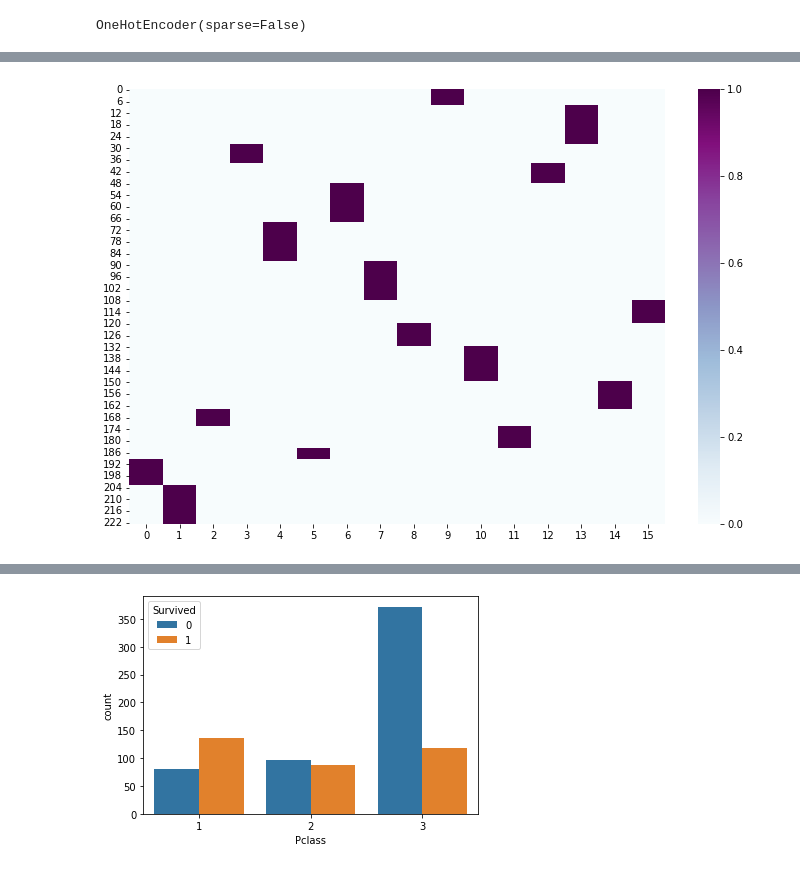
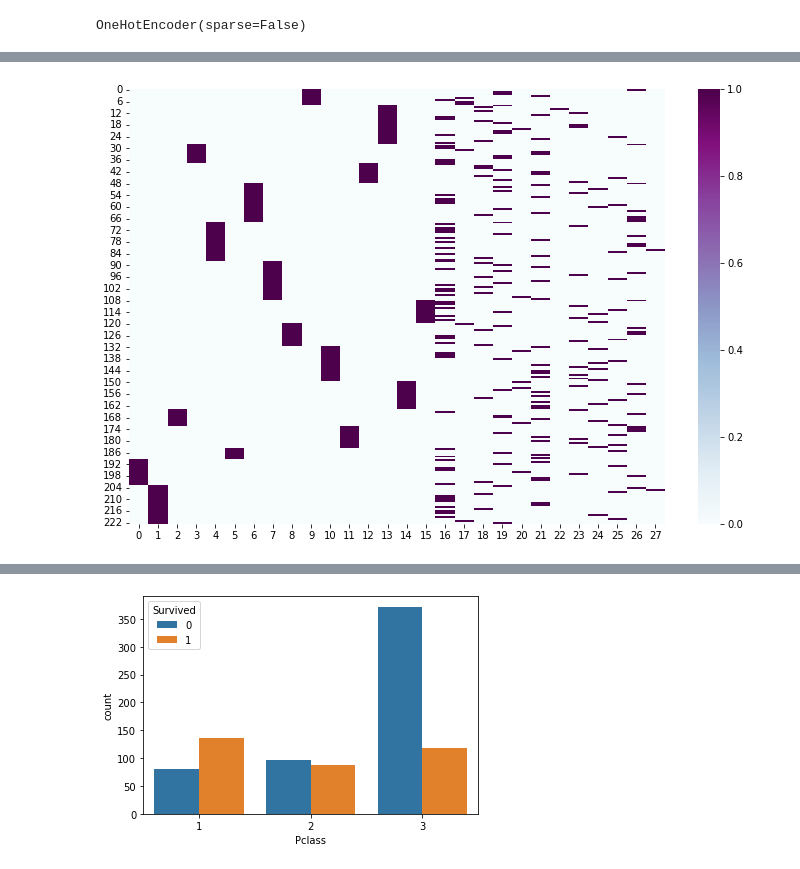
Before and after one commit to IMDxD/MLIsuct, a Jupyter notebook: fall2021/lecture8/MetricEncodingScaling.ipynb, the cells around one changed output, grey strips where cells are left out. Saved outputs shown, nothing was run; the diff lists cells and outputs as text; code cells hidden in the pictures.

```diff
--- a/fall2021/lecture8/MetricEncodingScaling.ipynb
+++ b/fall2021/lecture8/MetricEncodingScaling.ipynb
@@ -159,5 +167,5 @@ encoder = OneHotEncoder(sparse=False)
 # %%
-encoder.fit(df['album_name'].values.reshape(-1, 1))
+encoder.fit(df[['album_name', 'key']])
 # %% [output]
 OneHotEncoder(sparse=False)
 # %%
@@ -192,8 +193,8 @@ list(map(lambda x: x[3:], encoder.get_feature_names()))
 # %%
 plt.figure(figsize=(12, 8))
-sns.heatmap(encoder.transform(df['album_name'].values.reshape(-1, 1)), cmap='BuPu');
+sns.heatmap(encoder.transform(df[['album_name', 'key']]), cmap='BuPu');
 # %% [output]
-[figure, old version]
+[figure, new version]
 # %%
 df_t = pd.read_csv("data/titanik.csv")
 # %%
```
Also changed, not shown: parts of 21 cells of this notebook, 1 other file.
